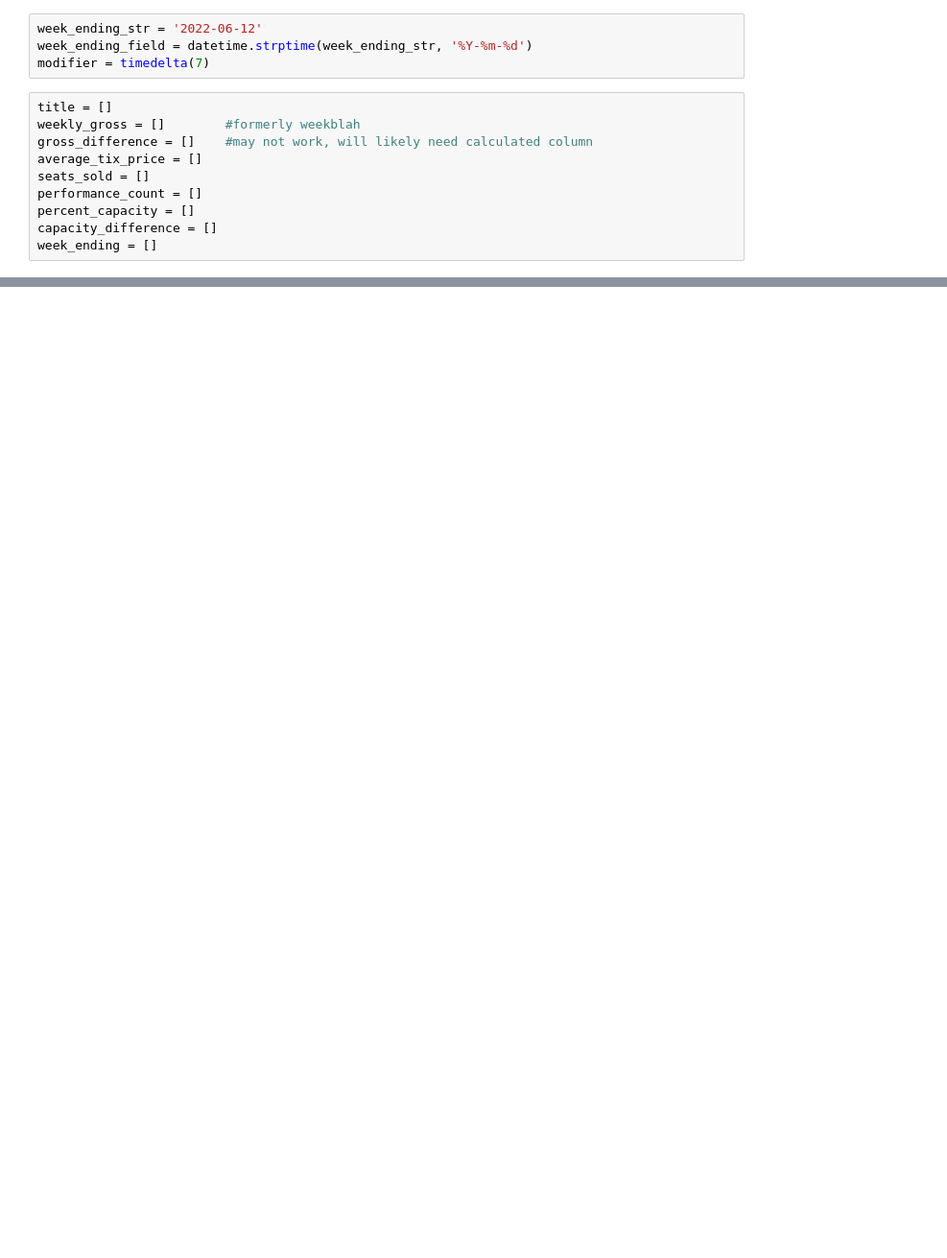
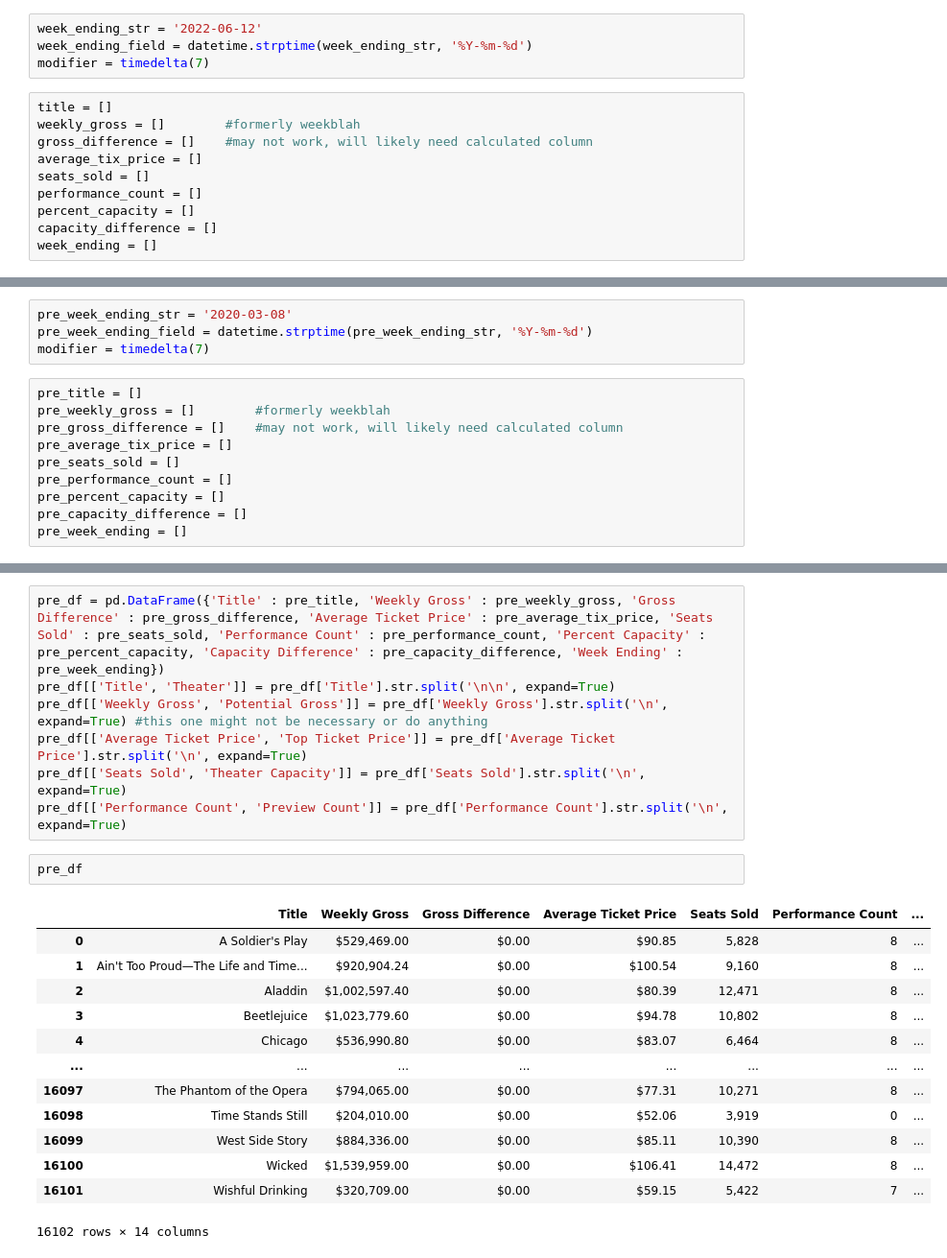
Before and after one commit to abihelvey/Broadway-Success, a Jupyter notebook: notebooks/CLEAN_Playbill_Grosses_Scraper.ipynb, the cells around one changed output, grey strips where cells are left out. Shown: that part at 96% size. Saved outputs shown, nothing was run; the diff lists cells and outputs as text; blank space fills up the shorter version.

```diff
--- a/notebooks/CLEAN_Playbill_Grosses_Scraper.ipynb
+++ b/notebooks/CLEAN_Playbill_Grosses_Scraper.ipynb
@@ -113,0 +157,14 @@ ValueError: Columns must be same length as key
+# %%
+pre_week_ending_str = '2020-03-08'
+pre_week_ending_field = datetime.strptime(pre_week_ending_str, '%Y-%m-%d')
+modifier = timedelta(7)
+# %%
+pre_title = []
+pre_weekly_gross = []        #formerly weekblah
+pre_gross_difference = []    #may not work, will likely need calculated column
+pre_average_tix_price = []
+pre_seats_sold = []
+pre_performance_count = []
+pre_percent_capacity = []
+pre_capacity_difference = []
+pre_week_ending = []
@@ -113,0 +268,23 @@ ValueError: Columns must be same length as key
+# %%
+pre_df = pd.DataFrame({'Title' : pre_title, 'Weekly Gross' : pre_weekly_gross, 'Gross Difference' : pre_gross_difference, 'Average Ticket Price' : pre_average_tix_price, 'Seats Sold' : pre_seats_sold, 'Performance Count' : pre_performance_count, 'Percent Capacity' : pre_percent_capacity, 'Capacity Difference' : pre_capacity_difference, 'Week Ending' : pre_week_ending})
+pre_df[['Title', 'Theater']] = pre_df['Title'].str.split('\n\n', expand=True)
+pre_df[['Weekly Gross', 'Potential Gross']] = pre_df['Weekly Gross'].str.split('\n', expand=True) #this one might not be necessary or do anything
+pre_df[['Average Ticket Price', 'Top Ticket Price']] = pre_df['Average Ticket Price'].str.split('\n', expand=True)
+pre_df[['Seats Sold', 'Theater Capacity']] = pre_df['Seats Sold'].str.split('\n', expand=True)
+pre_df[['Performance Count', 'Preview Count']] = pre_df['Performance Count'].str.split('\n', expand=True)
+# %%
+pre_df
+# %% [output]
+|  | Title | Weekly Gross | Gross Difference | Average Ticket Price | Seats Sold | Performance Count | ... |
+| 0 | A Soldier's Play | $529,469.00 | $0.00 | $90.85 | 5,828 | 8 | ... |
+| 1 | Ain't Too Proud—The Life and Time... | $920,904.24 | $0.00 | $100.54 | 9,160 | 8 | ... |
+| 2 | Aladdin | $1,002,597.40 | $0.00 | $80.39 | 12,471 | 8 | ... |
+| 3 | Beetlejuice | $1,023,779.60 | $0.00 | $94.78 | 10,802 | 8 | ... |
+| 4 | Chicago | $536,990.80 | $0.00 | $83.07 | 6,464 | 8 | ... |
+| ... | ... | ... | ... | ... | ... | ... | ... |
+| 16097 | The Phantom of the Opera | $794,065.00 | $0.00 | $77.31 | 10,271 | 8 | ... |
+| 16098 | Time Stands Still | $204,010.00 | $0.00 | $52.06 | 3,919 | 0 | ... |
+| 16099 | West Side Story | $884,336.00 | $0.00 | $85.11 | 10,390 | 8 | ... |
+| 16100 | Wicked | $1,539,959.00 | $0.00 | $106.41 | 14,472 | 8 | ... |
+| 16101 | Wishful Drinking | $320,709.00 | $0.00 | $59.15 | 5,422 | 7 | ... |
+16102 rows × 14 columns
```
Also changed, not shown: parts of 12 cells of this notebook.
